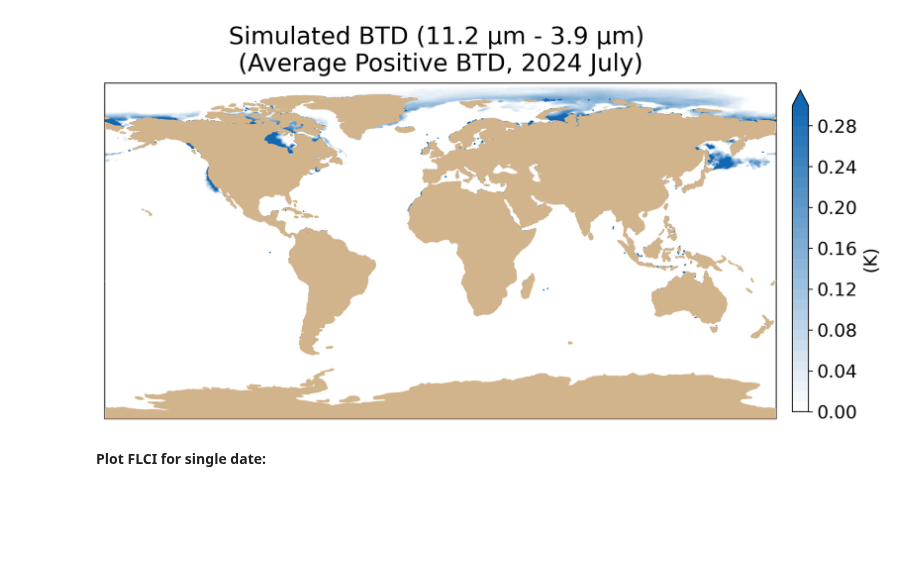
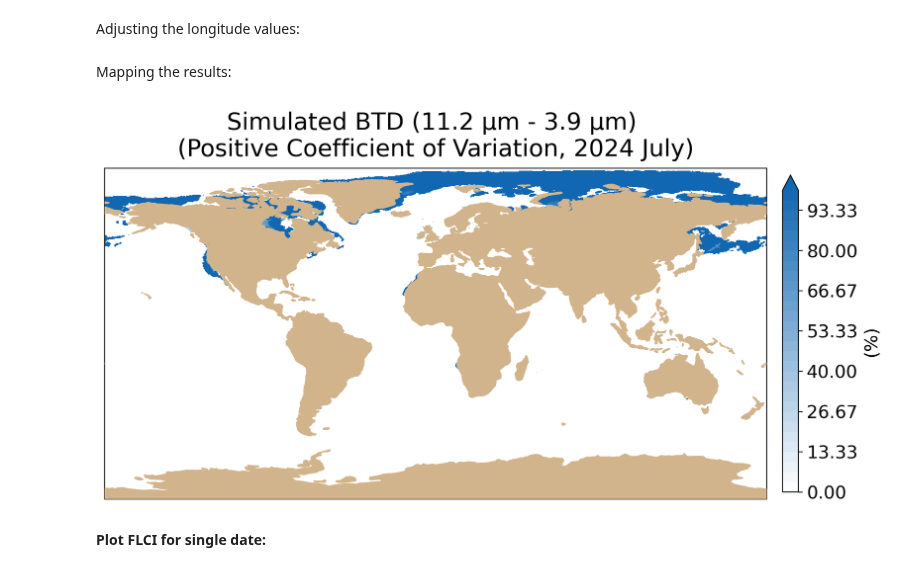
Before and after one commit to jesseturner/FLC_Workspace_3, a Jupyter notebook: FLCI_composite.ipynb, the cells around one changed output. Cells and saved outputs as stored; diff of their text form; code cells hidden in the pictures; blank space fills up the shorter version.

Commit message:
Adding variance calculation abilities to FLC simulation average

```diff
--- a/FLCI_composite.ipynb
+++ b/FLCI_composite.ipynb
@@ -18,4 +18,4 @@ for day in range(1, 32):  # Days 1 to 31
     data_array = data_array.where(data_array > 0)
 
 # Stack the DataArrays along a new dimension, then take the mean across that dimension
-global_FLCI = xr.concat(data_arrays, dim="time").mean(dim="time")
+mean_FLCI = xr.concat(data_arrays, dim="time").mean(dim="time")
@@ -22 +24,18 @@ global_FLCI = xr.concat(data_arrays, dim="time").mean(dim="time")
+# %%
+combined_data = xr.concat(data_arrays, dim="time")
+
+# Calculate Q1 (25th percentile) and Q3 (75th percentile)
+q1 = combined_data.quantile(0.25, dim="time")
+q3 = combined_data.quantile(0.75, dim="time")
+
+# Calculate the IQR
+IQR = q3 - q1
+
+# Standard deviation
+std_dev = combined_data.std(dim="time")
+# %%
+# Coefficient of Variation
+cv = (std_dev / mean_FLCI) * 100
+# %% [markdown]
+Adjusting the longitude values:
 # %%
@@ -24,5 +43,16 @@ lons = global_FLCI.longitude-180
+# %% [markdown]
+Mapping the results:
 # %%
-BTD = global_FLCI
+tool = "cv" #"IQR, mean, std_dev, cv
+
+if tool == "mean":
+    BTD = mean_FLCI
+if tool == "IQR":
+    BTD = IQR
+if tool == "std_dev":
+    BTD = std_dev
+if tool == "cv":
+    BTD = cv
 
 projection=ccrs.PlateCarree(central_longitude=0)
 fig,ax=plt.subplots(1, figsize=(12,12),subplot_kw={'projection': projection})
@@ -30,37 +60,54 @@ fig,ax=plt.subplots(1, figsize=(12,12),subplot_kw={'projection': projection})
 #---Custom colorbar
 from matplotlib.colors import LinearSegmentedColormap
 colors = [(0, '#A9A9A9'), (0.5, 'white'), (1, '#1167b1')]  # +3 = blueish teal, 0 = white, -3 = grey
 colors = [ '#FFFFFF', '#1167b1']
 #colors = [(0, 'white'), (1, '#1167b1')]
 cmap = LinearSegmentedColormap.from_list('custom_cmap', colors)
 
 
 #---Local max and min, taking into account the zeroes from the NAN region (land)
 max_BTD = BTD.where(BTD > -20).max().item()
 min_BTD = BTD.where(BTD > -20).min().item()
 
 #---Setting the colorbar levels
-levels = np.linspace(0, 0.3, 31)
+if tool == "mean":
+    levels = np.linspace(0, 0.3, 31)
+if tool == "IQR":
+    levels = np.linspace(0, 3, 31)
+if tool == "std_dev":
+    levels = np.linspace(0, 3, 31)
+if tool == "cv":
+    levels = np.linspace(0, 100, 31)
 
 #---Plotting
-c=ax.contourf(global_FLCI.longitude, global_FLCI.latitude, BTD, cmap=cmap, extend='max', levels=levels)
+c=ax.contourf(mean_FLCI.longitude, mean_FLCI.latitude, BTD, cmap=cmap, extend='max', levels=levels)
 
 clb = plt.colorbar(c, shrink=0.4, pad=0.02, ax=ax)
 clb.ax.tick_params(labelsize=15)
 clb.set_label('(K)', fontsize=15)
 
-ax.set_title("Simulated BTD (11.2 μm - 3.9 μm) \n(Average Positive BTD, 2024 July)", fontsize=20, pad=10)
+if tool == "cv":
+    clb.set_label('(%)', fontsize=15)
+
+if tool == "mean":
+    ax.set_title("Simulated BTD (11.2 μm - 3.9 μm) \n(Average Positive BTD, 2024 July)", fontsize=20, pad=10)
+if tool == "IQR":
+    ax.set_title("Simulated BTD (11.2 μm - 3.9 μm) \n(Positive IQR BTD, 2024 July)", fontsize=20, pad=10)
+if tool == "std_dev":
+    ax.set_title("Simulated BTD (11.2 μm - 3.9 μm) \n(Positive standard deviation BTD, 2024 July)", fontsize=20, pad=10)
+if tool == "cv":
+    ax.set_title("Simulated BTD (11.2 μm - 3.9 μm) \n(Positive Coefficient of Variation, 2024 July)", fontsize=20, pad=10)
 
 #--- Land in tan
 ax.add_feature(feature.LAND, zorder=100, edgecolor='tan', facecolor='tan')
 
 #---- Land in black
 #ax.add_feature(feature.LAND, zorder=100, edgecolor='#000', facecolor='#000')
 
 #--- Removed temporarily to speed up
 fig.set_dpi(200)
 # %% [output]
-[figure, old version]
+[figure, new version]
 # %% [markdown]
 **Plot FLCI for single date:**
 # %%
```
Also changed, not shown: parts of 3 cells of this notebook.
